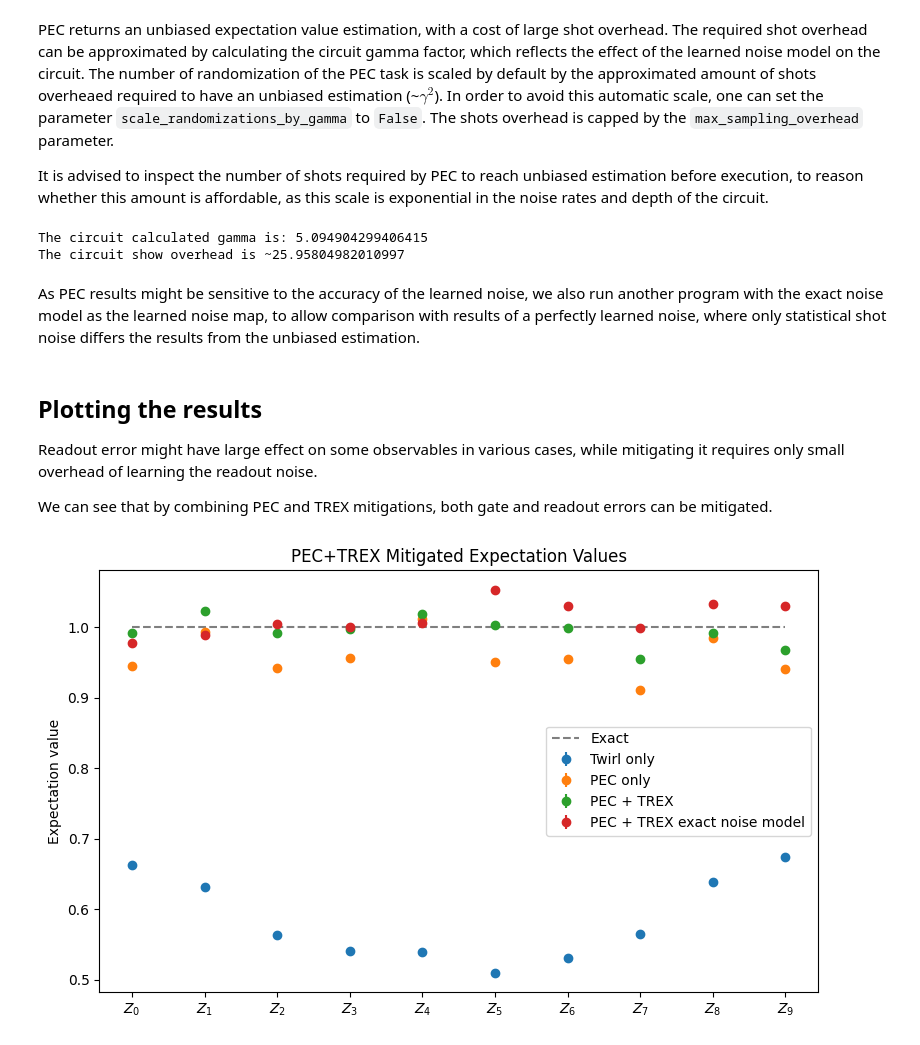
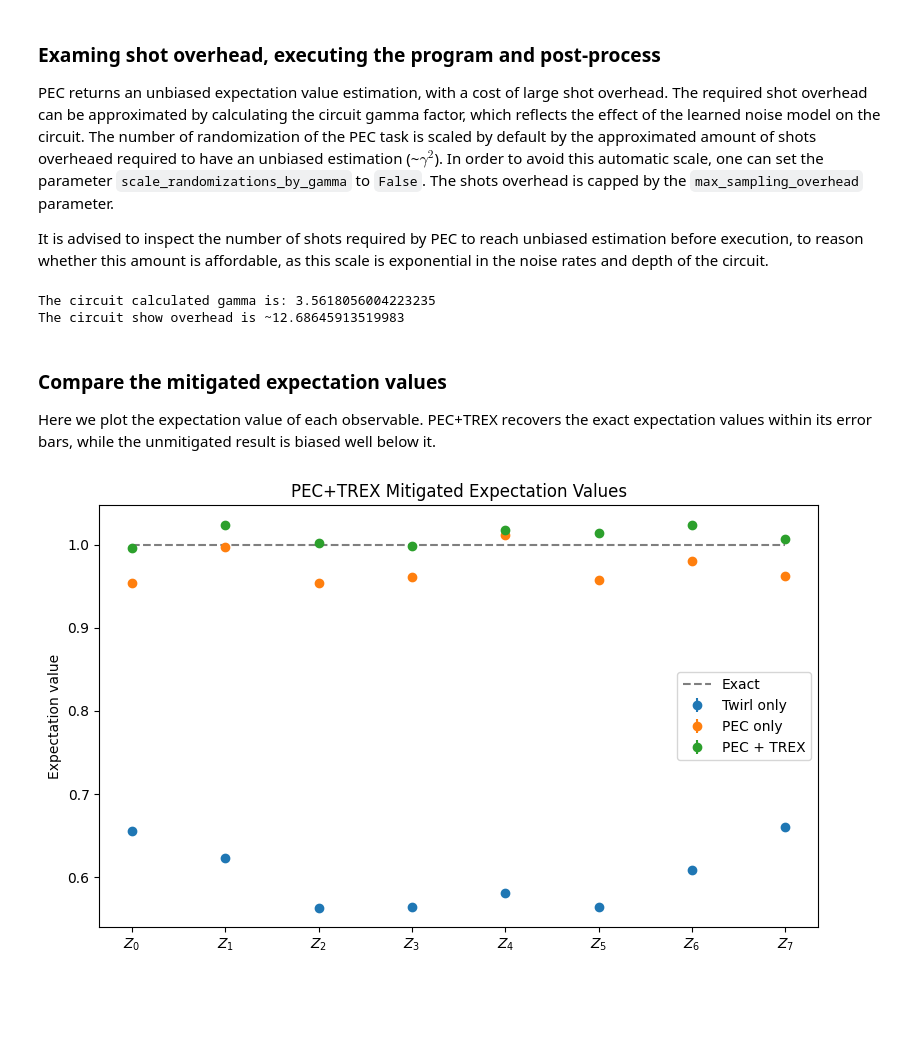
Before and after one commit to Qiskit/qiskit-mitigation, a Jupyter notebook: docs/guides/PEC_with_TREX.ipynb, the cells around one changed output. Saved outputs shown, nothing was run; the diff lists cells and outputs as text; code cells hidden in the pictures; blank space fills up the shorter version.

```diff
--- a/docs/guides/PEC_with_TREX.ipynb
+++ b/docs/guides/PEC_with_TREX.ipynb
@@ -232,45 +282,40 @@ from qiskit_mitigation import TREX
 
 trex = TREX()
 
-program = pec.prepare(
+program_pec = task_pec.prepare(
     circuit=mirrored_circuit,
     observables=observables,
     parameters=None,
-    num_randomizations=num_randomizations,
-    shots_per_randomization=shots_per_randomization,
+    num_randomizations=1000,
+    shots_per_randomization=16,
     custom_boxing_options=boxing_options,
     trex=trex,
-    quantum_program=program,
     noise_maps=learned_noise,  # PEC option
     noise_gain=0,  # PEC option
     max_sampling_overhead=100,  # PEC option
 )
-program = trex.prepare(
-    num_randomizations=300, quantum_program=program, custom_boxing_options=boxing_options
+program_pec = trex.prepare(
+    num_randomizations=1000, quantum_program=program_pec, custom_boxing_options=boxing_options
 )
 
 # For the simulation - we inject readout noise to the circuits of the program
-add_readout_noise(program, readout_noise_map)
+add_readout_noise(program_pec, readout_noise_map)
 # %% [markdown]
+### Examing shot overhead, executing the program and post-process
 PEC returns an unbiased expectation value estimation, with a cost of large shot overhead. The required shot overhead can be approximated by calculating the circuit gamma factor, which reflects the effect of the learned noise model on the circuit. The number of randomization of the PEC task is scaled by default by the approximated amount of shots overheaed required to have an unbiased estimation (~$\gamma^2$). In order to avoid this automatic scale, one can set the parameter `scale_randomizations_by_gamma` to `False`. The shots overhead is capped by the `max_sampling_overhead` parameter.
 
 It is advised to inspect the number of shots required by PEC to reach unbiased estimation before execution, to reason whether this amount is affordable, as this scale is exponential in the noise rates and depth of the circuit.
 # %%
-print(f"The circuit calculated gamma is: {pec.gamma}")
-print(f"The circuit show overhead is ~{pec.gamma**2}")
+print(f"The circuit calculated gamma is: {task_pec.gamma}")
+print(f"The circuit show overhead is ~{task_pec.gamma**2}")
 # %% [output]
-The circuit calculated gamma is: 5.094904299406415
-The circuit show overhead is ~25.95804982010997
+The circuit calculated gamma is: 3.5618056004223235
+The circuit show overhead is ~12.68645913519983
 # %%
-job = noisy_executor.run(program)
-
-results = job.result()
+job_pec_results = noisy_executor.run(program_pec).result()
 
 # post-processing
-twirl_res = task_twirled.postprocess(results)
-pec_res = pec.postprocess(results)
+pec_res = task_pec.postprocess(job_pec_results)
 # In order to post process the results without TREX, we call `postprocess` again, but instead of the default options we
 # pass only the PEC item result and the `measure_noise_data` as `None`
-pec_without_trex_res = pec.postprocess(results[pec._program_item_index], measure_noise_data=None)
+pec_without_trex_res = task_pec.postprocess(job_pec_results[task_pec._program_item_index], measure_noise_data=None)
-# %% [markdown]
-As PEC results might be sensitive to the accuracy of the learned noise, we also run another program with the exact noise model as the learned noise map, to allow comparison with results of a perfectly learned noise, where only statistical shot noise differs the results from the unbiased estimation.
@@ -314,50 +322,43 @@ pec_res_exact_noise_model = pec_exact_noise_model.postprocess(
-# %% [markdown]
-## Plotting the results
-Readout error might have large effect on some observables in various cases, while mitigating it requires only small overhead of learning the readout noise.
-
-We can see that by combining PEC and TREX mitigations, both gate and readout errors can be mitigated.
+# %% [markdown]
+### Compare the mitigated expectation values
+
+Here we plot the expectation value of each observable. PEC+TREX recovers the exact expectation values within its error bars, while the unmitigated result is biased well below it.
 # %%
-x = np.array(range(10))
-x_tick_labels = [r"$Z_{ {i} }$" for i in range(10)]
+x = np.array(range(num_qubits))
+x_tick_labels = [r"$Z_{ {i} }$" for i in range(num_qubits)]
 
 fig, ax = plt.subplots(figsize=(8, 5))
 ax.errorbar(
     x,
-    twirl_res.data.evs,
-    twirl_res.data.stds,
+    unmitigated_res.data.evs,
+    unmitigated_res.data.stds,
     fmt="o",
     label="Twirl only",
 )
 ax.errorbar(
     x,
     pec_without_trex_res.data.evs,
     pec_without_trex_res.data.stds,
     fmt="o",
     label="PEC only",
 )
 ax.errorbar(
     x,
     pec_res.data.evs,
     pec_res.data.stds,
     fmt="o",
     label="PEC + TREX",
 )
-ax.errorbar(
-    x,
-    pec_res_exact_noise_model.data.evs,
-    pec_res_exact_noise_model.data.stds,
-    fmt="o",
-    label="PEC + TREX exact noise model",
-)
+
 ax.plot(x, [1] * len(x), "--", color="black", alpha=0.5, label="Exact")
 
-tick_labels = [f"$Z_{ {i} }$" for i in range(10)]
+tick_labels = [f"$Z_{ {i} }$" for i in range(num_qubits)]
 ax.set_xticks(x, tick_labels)
 
 ax.set_ylabel("Expectation value")
 ax.legend()
 ax.set_title("PEC+TREX Mitigated Expectation Values")
 plt.tight_layout()
 plt.show()
 # %% [output]
-[figure, old version]
+[figure, new version]
```
Also changed, not shown: parts of 16 cells of this notebook, 2 other files.
